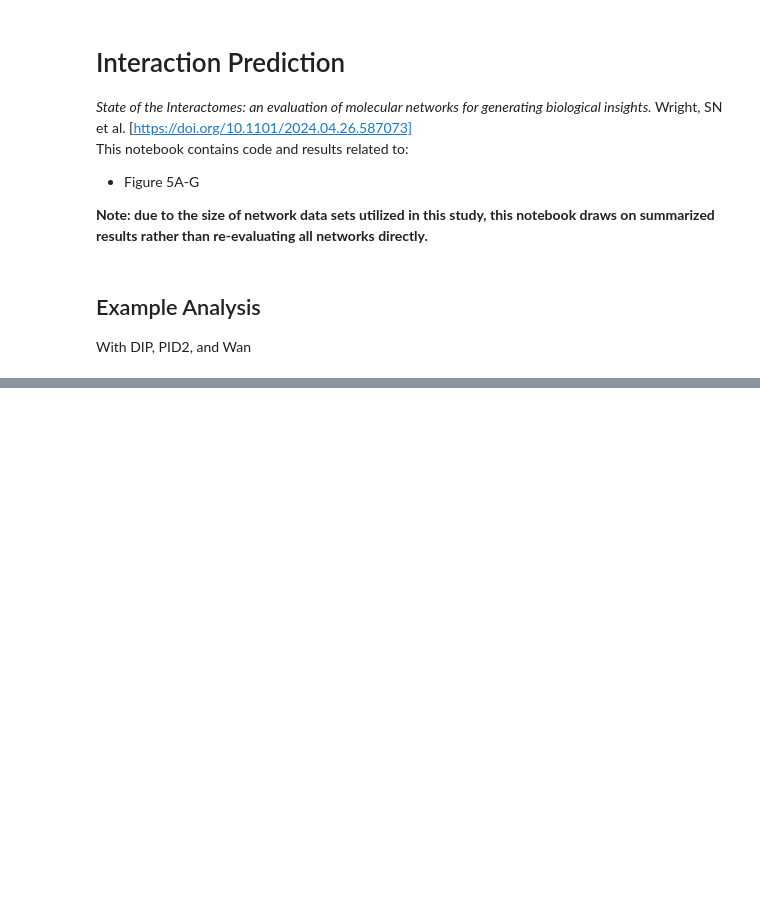
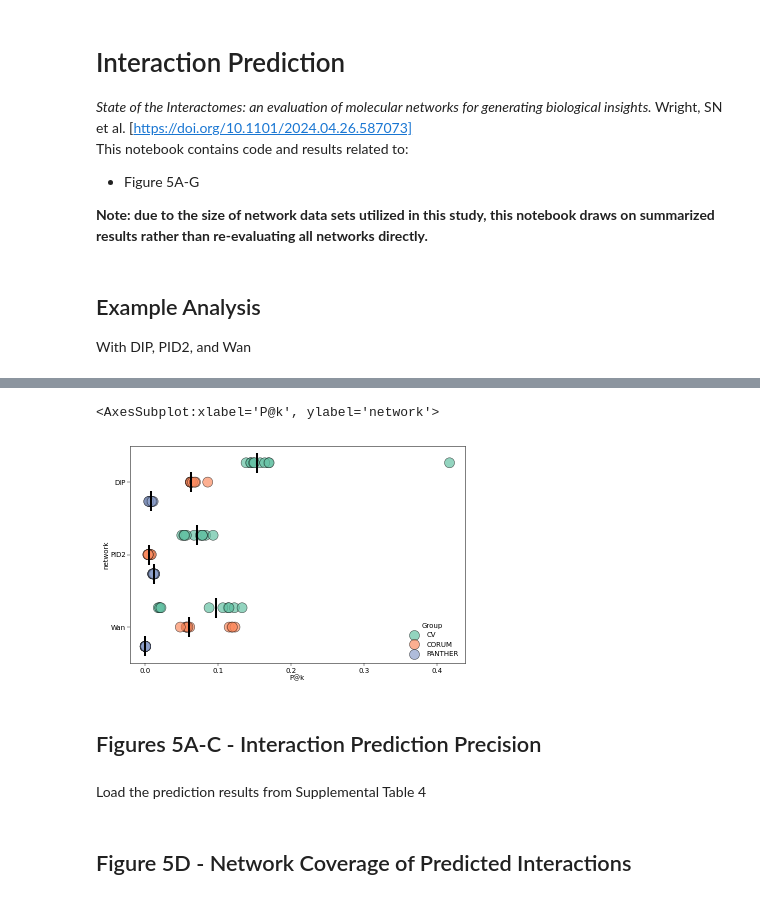
Before and after one commit to sarah-n-wright/Network_Evaluation_Tools, a Jupyter notebook: StateOfTheInteractomes_Notebooks/5_Interaction_Prediction.ipynb, the cells around one changed output, grey strips where cells are left out. Saved outputs shown, nothing was run; the diff lists cells and outputs as text; code cells hidden in the pictures; blank space fills up the shorter version.

```diff
--- a/StateOfTheInteractomes_Notebooks/5_Interaction_Prediction.ipynb
+++ b/StateOfTheInteractomes_Notebooks/5_Interaction_Prediction.ipynb
@@ -40,6 +40,7 @@ figdir = os.path.join(gitdir, 'StateOfTheInteractomes_Notebooks/Figures/')
 evaldir = os.path.join(gitdir, 'Data/example_outputs/')
 datadir = os.path.join(gitdir, 'Data/')
 network_names = load_network_names(os.path.join(gitdir, 'StateOfTheInteractomes_Notebooks/Data/network_names_final.txt'))
+example_names = load_network_names(os.path.join(gitdir, 'Data/example_network_names.txt'))
 # %% [markdown]
 ## Example Analysis
 
@@ -49,23 +50,3 @@ l3_dir = os.path.join(evaldir, 'L3/')
 # %%
 with open(os.path.join(datadir, 'example_prefix_file.txt')) as f:
     prefixes = f.read().splitlines()
-# %%
-results = []
-failed = []
-failed_count = 0
-for prefix in tqdm(prefixes):
-    for i in range(1,11):
-        for suffix in ['', 'corum_', 'panther_']:
-            try:
-                df = pd.read_csv(l3_dir + '{}.fold{}_L3_{}results.tsv'.format(prefix, i, suffix), sep='\t', index_col=0)
-                df['Network']=prefix
-                df['Fold']=i
-                df['Type']=suffix
-                results.append(df)
-            except FileNotFoundError as e:
-                failed.append((prefix, i, suffix))
-                failed_count +=1
-
-print('Succeeded: {}'.format(len(results)))
-print('Failed: {}'.format(failed_count))
-l3_df = pd.concat(results).reset_index()
@@ -74,0 +96,12 @@ Failed: 20
+# %%
+def create_predictions_df(results_list, names, group=None):
+    results_df = pd.concat(results_list).reset_index(drop=True)
+    results_df['network'] = results_df.network.map(names)
+    results_df['pAUPRC_ratio'] = results_df['AUPRC'] / results_df['baseAUPRC']
+    if group is not None:
+        results_df['Group'] = group
+    return results_df
+# %%
+cv_l3_df = create_predictions_df(cv_results, example_names, 'CV')
+corum_l3_df = create_predictions_df(corum_results, example_names, 'CORUM')
+panther_l3_df = create_predictions_df(panther_results, example_names, 'PANTHER')
@@ -74,0 +164,13 @@ Failed: 20
+# %%
+plot_df  = pd.concat([cv_l3_df, corum_l3_df, panther_l3_df])
+sns.stripplot(plot_df[plot_df.partial=='p@test'], x = 'P@k', y='network', hue='Group', dodge=0.5, s=10, jitter=False, edgecolor='black', linewidth=0.5, alpha=0.7,
+                hue_order=['CV', 'CORUM', 'PANTHER'], palette='Set2', zorder=1)
+sns.pointplot(data = plot_df[plot_df.partial=='p@test'], y='network', x='P@k', hue='Group', dodge=0.53, estimator='median',
+                linestyle='none', errorbar=None, marker='|', markersize=20,  hue_order=['CV', 'CORUM', 'PANTHER'],palette=['black', 'black', 'black'], zorder=3, legend=False)
+# %% [output]
+<AxesSubplot:xlabel='P@k', ylabel='network'>
+[figure, added]
+# %% [markdown]
+## Figures 5A-C - Interaction Prediction Precision
+# %% [markdown]
+Load the prediction results from Supplemental Table 4
@@ -74,0 +226,2 @@ Failed: 20
+# %% [markdown]
+## Figure 5D - Network Coverage of Predicted Interactions
```
Also changed, not shown: parts of 15 cells of this notebook.
